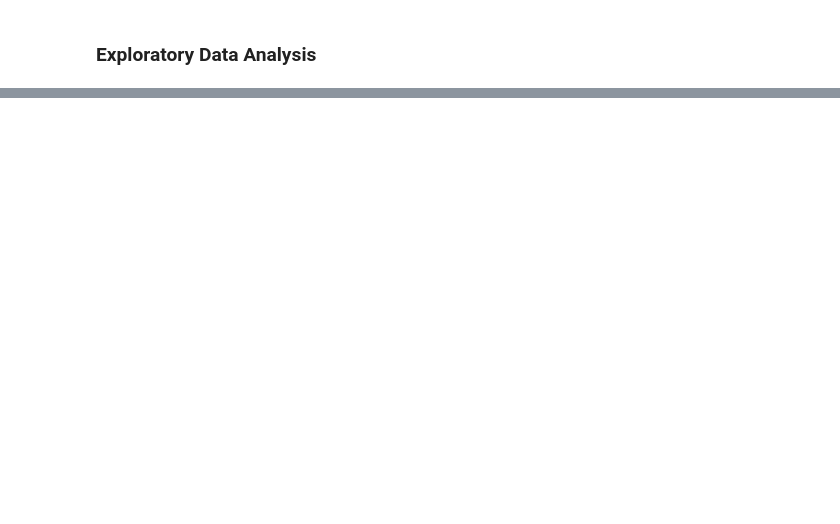
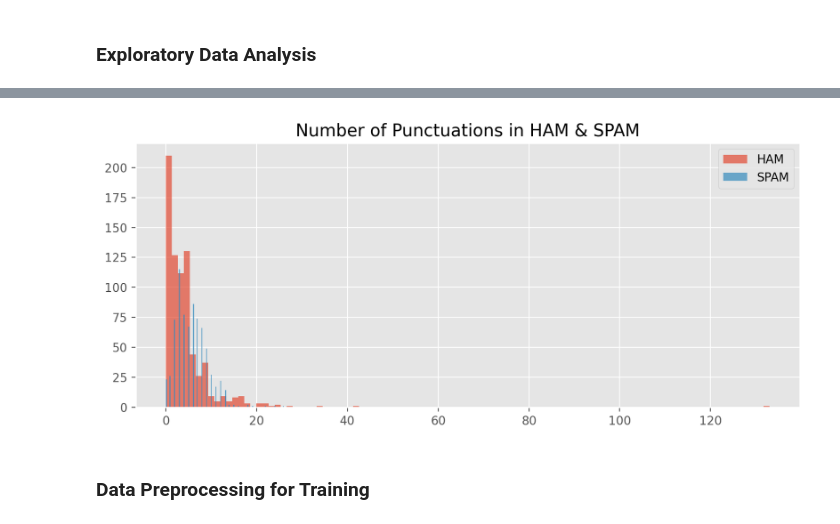
Before and after one commit to luch91/Spam-Message-Classification-App-Streamlit, a Jupyter notebook: spam_classifier.ipynb, the cells around one changed output, grey strips where cells are left out. Drawn from its saved outputs; the diff is of its cells as text; code cells hidden in the pictures; blank space fills up the shorter version.

```diff
--- a/spam_classifier.ipynb
+++ b/spam_classifier.ipynb
@@ -85,2 +85,6 @@ data.sample(10)
 # %% [markdown]
 ### Exploratory Data Analysis
+# %%
+plt.rcParams["figure.dpi"] = 200
+plt.rcParams["figure.figsize"] = (10, 4)
+plt.style.use("ggplot")
@@ -86,0 +103,10 @@ data.sample(10)
+# %%
+plt.hist(ham["punct"], bins=100, alpha=0.7, label="HAM")
+plt.hist(spam["punct"], bins=100, alpha=0.7, label="SPAM")
+plt.title("Number of Punctuations in HAM & SPAM")
+plt.legend()
+plt.show()
+# %% [output]
+[figure, added]
+# %% [markdown]
+### Data Preprocessing for Training
```
Also changed, not shown: parts of 18 cells of this notebook, 2 other files.
